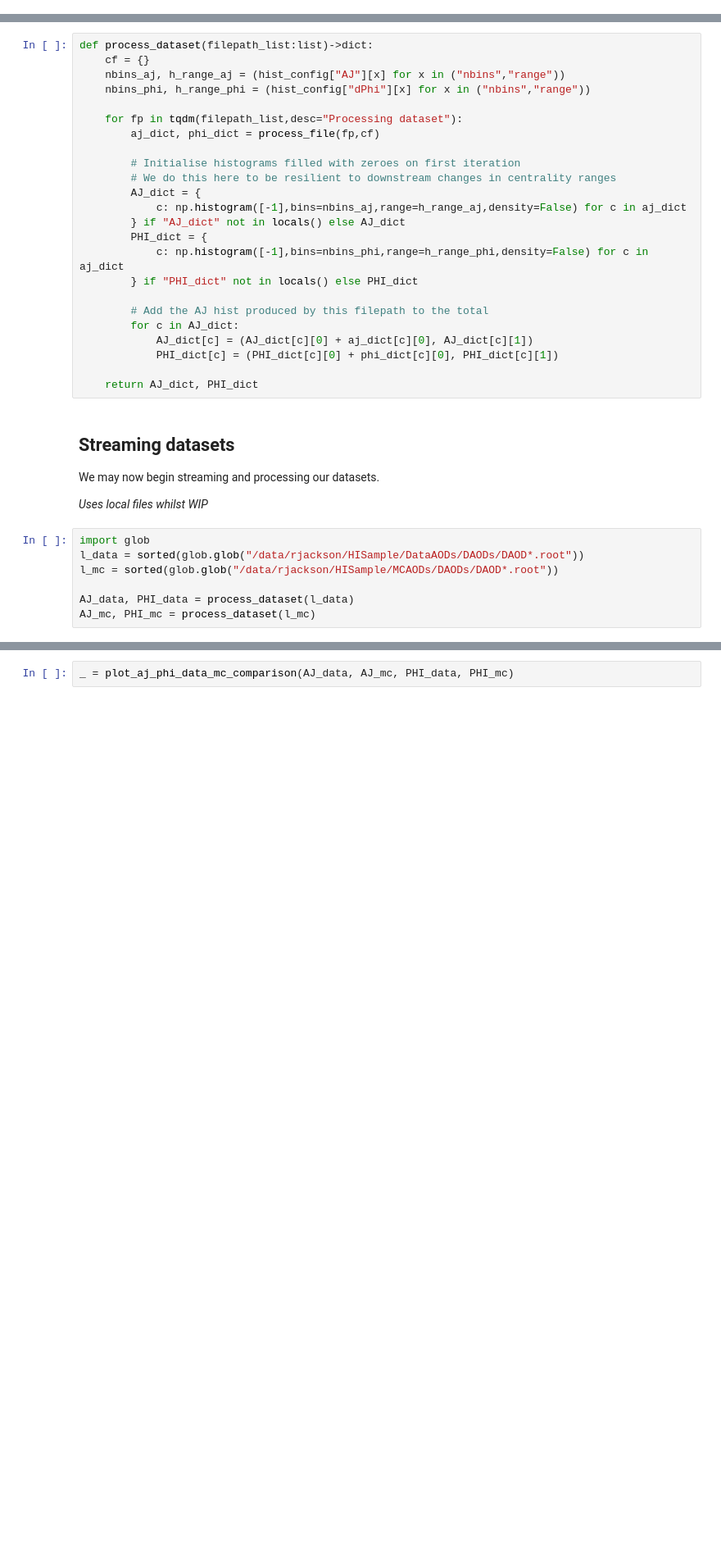
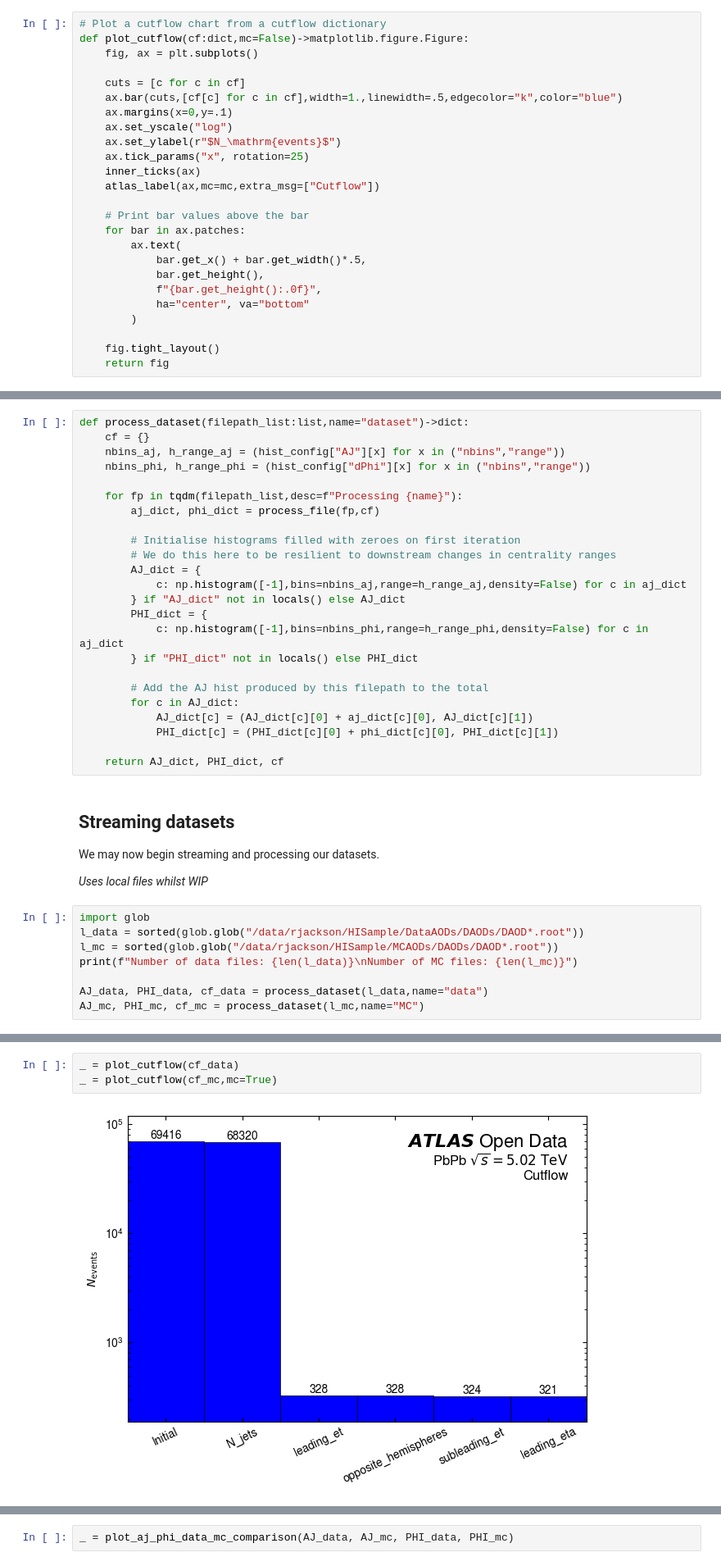
Before and after one commit to rjackson-lancs/notebooks-collection-opendata, a Jupyter notebook: for-research/heavy-ion-hard-probes/dijet_asymmetry.ipynb, the cells around one changed output, grey strips where cells are left out. Shown at 82% size. Cells and saved outputs as stored; diff of their text form; blank space fills up the shorter version.

Commit message:
Implement plotting cutflow

```diff
--- a/for-research/heavy-ion-hard-probes/dijet_asymmetry.ipynb
+++ b/for-research/heavy-ion-hard-probes/dijet_asymmetry.ipynb
@@ -147,3 +149,28 @@ def cut_eta(jets:ak.Array,max_eta=2.8):
+# %%
+# Plot a cutflow chart from a cutflow dictionary
+def plot_cutflow(cf:dict,mc=False)->matplotlib.figure.Figure:
+    fig, ax = plt.subplots()
+
+    cuts = [c for c in cf]
+    ax.bar(cuts,[cf[c] for c in cf],width=1.,linewidth=.5,edgecolor="k",color="blue")
+    ax.margins(x=0,y=.1)
+    ax.set_yscale("log")
+    ax.set_ylabel(r"$N_\mathrm{events}$")
+    ax.tick_params("x", rotation=25)
+    inner_ticks(ax)
+    atlas_label(ax,mc=mc,extra_msg=["Cutflow"])
+
+    # Print bar values above the bar
+    for bar in ax.patches:
+        ax.text(
+            bar.get_x() + bar.get_width()*.5,
+            bar.get_height(),
+            f"{bar.get_height():.0f}",
+            ha="center", va="bottom"
+        )
+
+    fig.tight_layout()
+    return fig
 # %% [markdown]
 Once jet selections have been applied, we can bin the remaining jets by centrality using forward calorimeter (FCal) information. Centrality ranges are stored per-event in FCal containers, so we first bin FCal event numbers by centrality before then matching this to jet container event numbers. We use centrality ranges similar to those in the Run 1 paper.
 # %%
@@ -356,10 +383,10 @@ Extending this to multiple file paths, we can sum the $A_J$ histograms produced
 # %%
-def process_dataset(filepath_list:list)->dict:
+def process_dataset(filepath_list:list,name="dataset")->dict:
     cf = {}
     nbins_aj, h_range_aj = (hist_config["AJ"][x] for x in ("nbins","range"))
     nbins_phi, h_range_phi = (hist_config["dPhi"][x] for x in ("nbins","range"))
 
-    for fp in tqdm(filepath_list,desc="Processing dataset"):
+    for fp in tqdm(filepath_list,desc=f"Processing {name}"):
         aj_dict, phi_dict = process_file(fp,cf)
 
         # Initialise histograms filled with zeroes on first iteration
@@ -376,7 +403,7 @@ def process_dataset(filepath_list:list)->dict:
             AJ_dict[c] = (AJ_dict[c][0] + aj_dict[c][0], AJ_dict[c][1])
             PHI_dict[c] = (PHI_dict[c][0] + phi_dict[c][0], PHI_dict[c][1])
 
-    return AJ_dict, PHI_dict
+    return AJ_dict, PHI_dict, cf
 # %% [markdown]
 ## Streaming datasets
 We may now begin streaming and processing our datasets.
@@ -386,6 +413,7 @@ We may now begin streaming and processing our datasets.
 import glob
 l_data = sorted(glob.glob("/data/rjackson/HISample/DataAODs/DAODs/DAOD*.root"))
 l_mc = sorted(glob.glob("/data/rjackson/HISample/MCAODs/DAODs/DAOD*.root"))
+print(f"Number of data files: {len(l_data)}\nNumber of MC files: {len(l_mc)}")
 
-AJ_data, PHI_data = process_dataset(l_data)
-AJ_mc, PHI_mc = process_dataset(l_mc)
+AJ_data, PHI_data, cf_data = process_dataset(l_data,name="data")
+AJ_mc, PHI_mc, cf_mc = process_dataset(l_mc,name="MC")
@@ -391,0 +423,5 @@ AJ_mc, PHI_mc = process_dataset(l_mc)
+# %%
+_ = plot_cutflow(cf_data)
+_ = plot_cutflow(cf_mc,mc=True)
+# %% [output]
+[figure, added]
```
Also changed, not shown: parts of 8 cells of this notebook.
